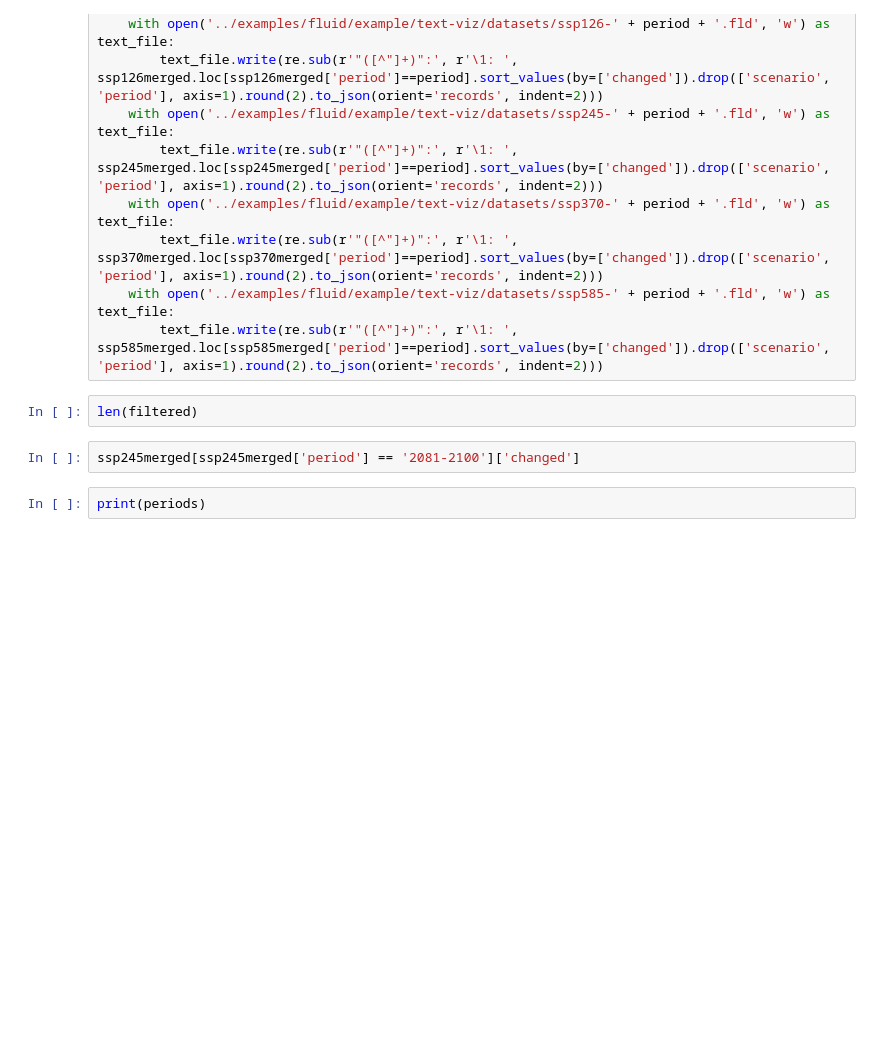
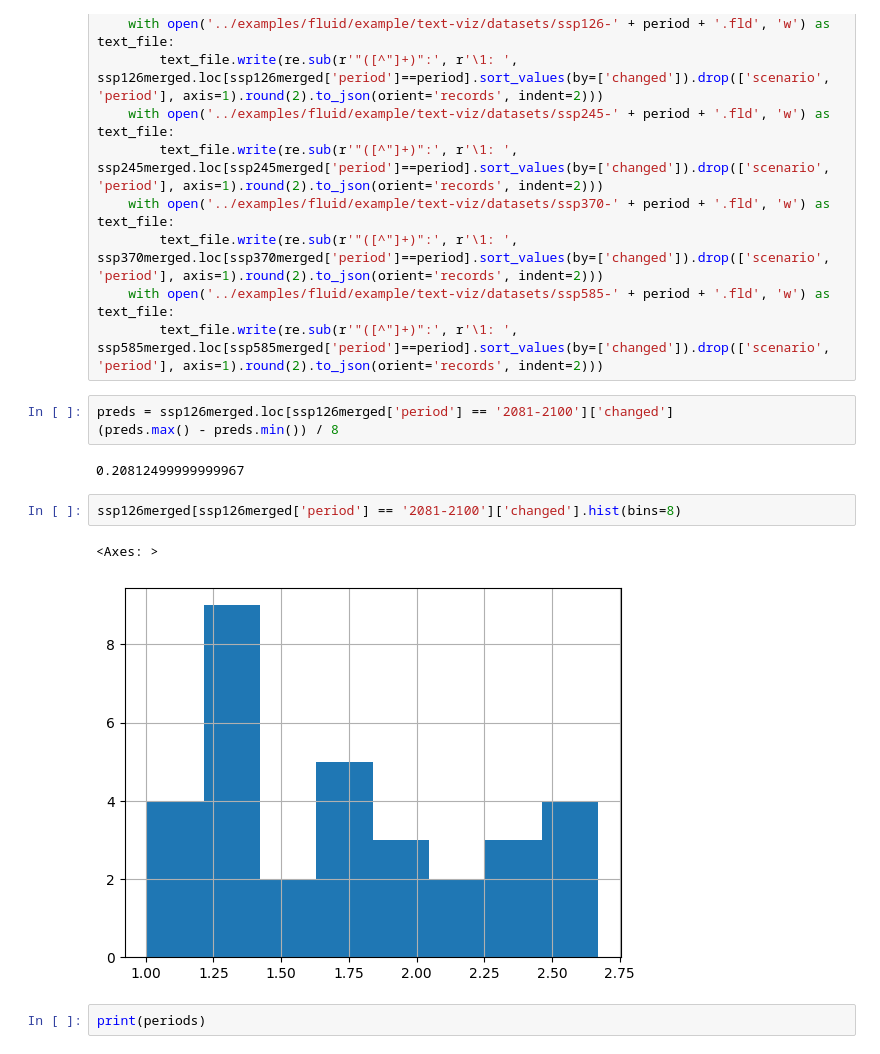
Before and after one commit to explorable-viz/transparent-text, a Jupyter notebook: preprocessing/preprocess_CMIP6.ipynb, the cells around one changed output. Saved outputs shown, nothing was run; the diff lists cells and outputs as text; blank space fills up the shorter version.

```diff
--- a/preprocessing/preprocess_CMIP6.ipynb
+++ b/preprocessing/preprocess_CMIP6.ipynb
@@ -295,9 +295,15 @@ for period in periods:
     with open('../examples/fluid/example/text-viz/datasets/ssp585-' + period + '.fld', 'w') as text_file:
         text_file.write(re.sub(r'"([^"]+)":', r'\1: ', ssp585merged.loc[ssp585merged['period']==period].sort_values(by=['changed']).drop(['scenario', 'period'], axis=1).round(2).to_json(orient='records', indent=2)))
 # %%
-len(filtered)
+preds = ssp126merged.loc[ssp126merged['period'] == '2081-2100']['changed']
+(preds.max() - preds.min()) / 8
+# %% [output]
+0.20812499999999967
 # %%
-ssp245merged[ssp245merged['period'] == '2081-2100']['changed']
+ssp126merged[ssp126merged['period'] == '2081-2100']['changed'].hist(bins=8)
+# %% [output]
+<Axes: >
+[figure, added]
 # %%
 print(periods)
 # %% [output]
```
